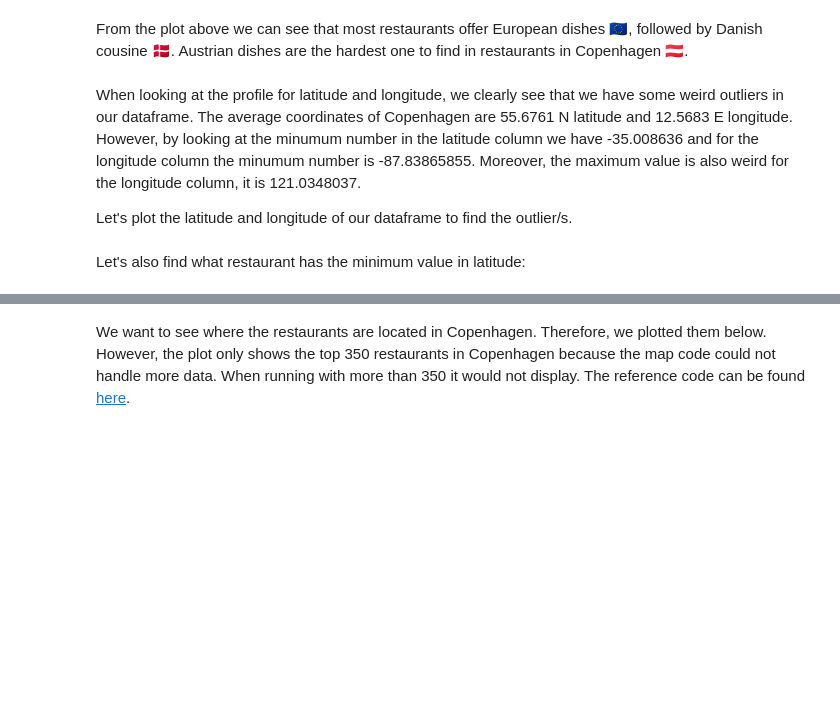
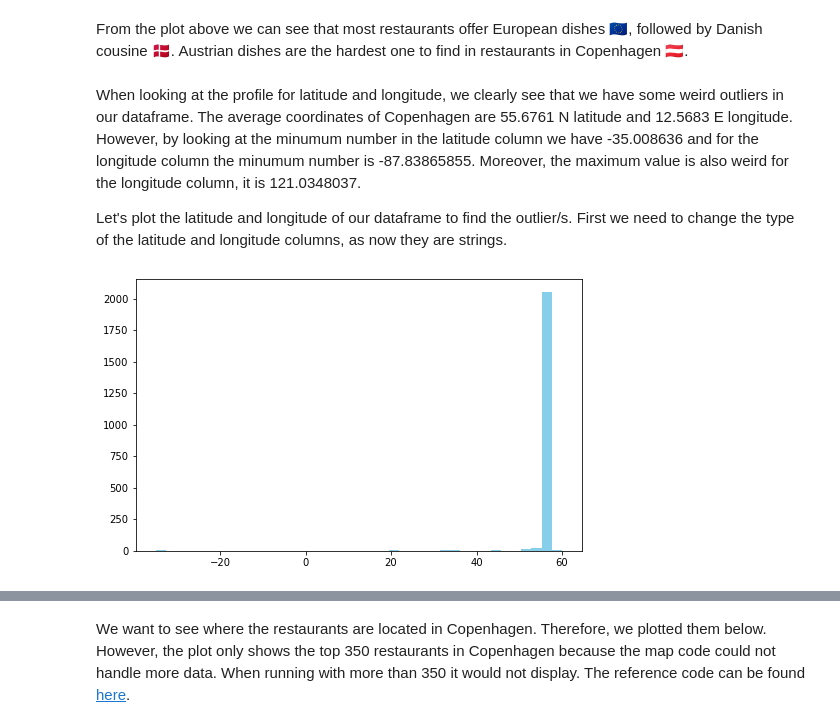
Before and after one commit to hlynurarni/Final_project_s42578_21, a Jupyter notebook: Milestone1.ipynb, the cells around one changed output, grey strips where cells are left out. Drawn from its saved outputs; the diff is of its cells as text; code cells hidden in the pictures; blank space fills up the shorter version.

```diff
--- a/Milestone1.ipynb
+++ b/Milestone1.ipynb
@@ -671,12 +696,15 @@ From the plot above we can see that most restaurants offer European dishes 🇪
 When looking at the profile for latitude and longitude, we clearly see that we have some weird outliers in our dataframe. The average coordinates of Copenhagen are 55.6761 N latitude and 12.5683 E longitude. However, by looking at the minumum number in the latitude column we have -35.008636 and for the longitude column the minumum number is -87.83865855. Moreover, the maximum value is also weird for the longitude column, it is 121.0348037.
 
  Let's plot the latitude and longitude of our dataframe to find the outlier/s.
+ First we need to change the type of the latitude and longitude columns, as now they are strings.
+# %%
+restaurants['lat'] = pd.to_numeric(restaurants['lat'], downcast="float")
+restaurants['lon'] = pd.to_numeric(restaurants['lon'], downcast="float")
 # %%
 plt.figure(figsize=(8,5))
-plt.hist(restaurants['lat'], bins = 50, color = "skyblue")
-plt.hist(restaurants['lon'], bins = 50, color = "salmon")
+plt.hist(restaurants['lat'], bins = 40, color = "skyblue");
 plt.show()
+# %% [output]
+[figure, added]
-# %% [markdown]
-Let's also find what restaurant has the minimum value in latitude:
 # %%
 restaurants.loc[(restaurants['lat'] == -35.008636)]
```
Also changed, not shown: parts of 33 cells of this notebook.
